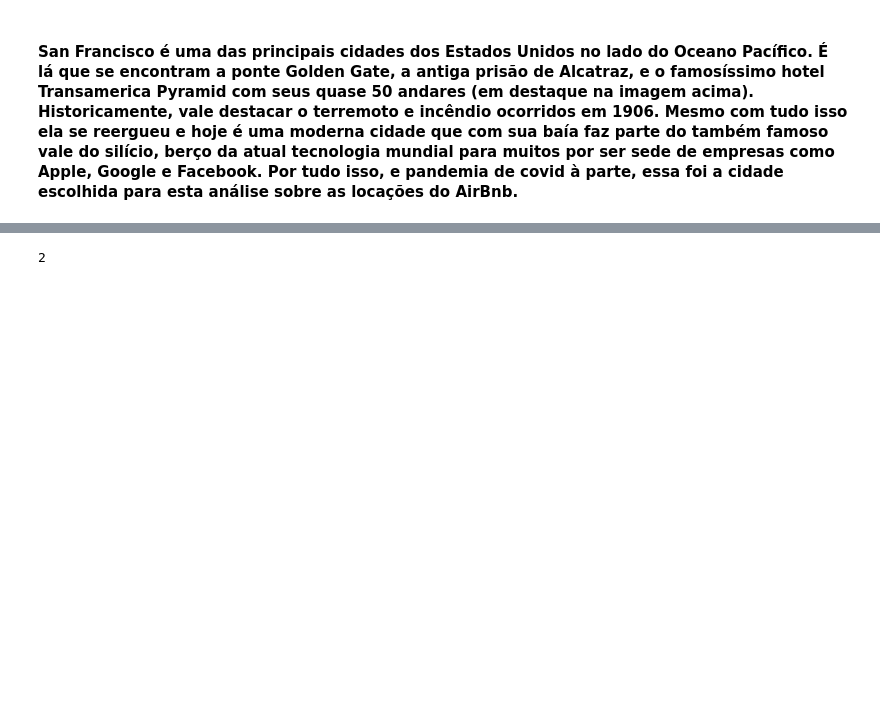
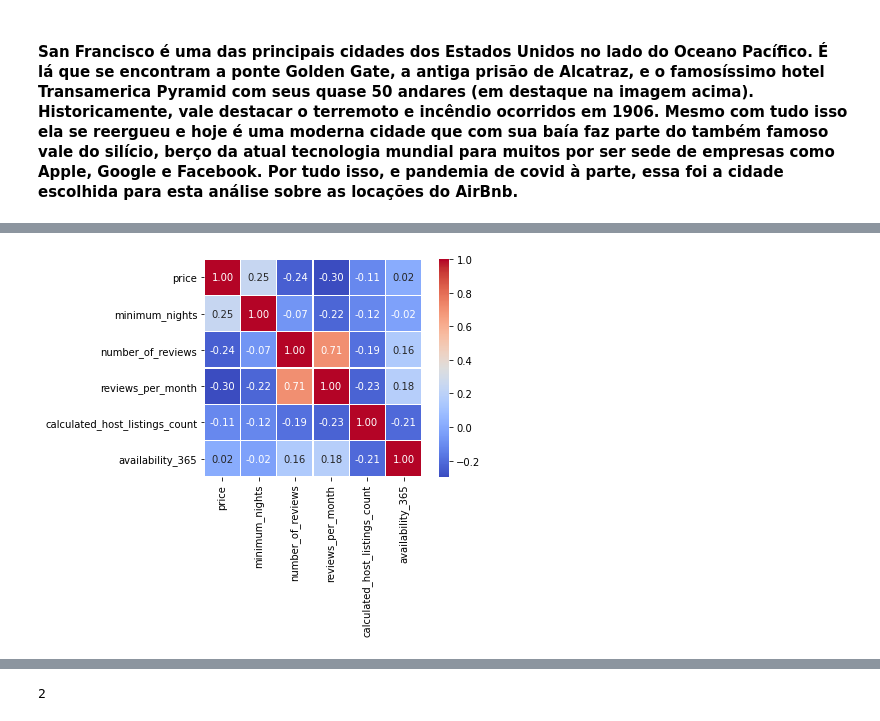
Before and after one commit to wallacecarlis/data_science, a Jupyter notebook: Projeto_de_Análise_de_dados_do_Airbnb_San_Francisco.ipynb, the cells around one changed output, grey strips where cells are left out. Saved outputs shown, nothing was run; the diff lists cells and outputs as text; code cells hidden in the pictures; blank space fills up the shorter version.

```diff
--- a/Projeto_de_Análise_de_dados_do_Airbnb_San_Francisco.ipynb
+++ b/Projeto_de_Análise_de_dados_do_Airbnb_San_Francisco.ipynb
@@ -331,0 +329,7 @@ sns.heatmap(corr, cmap= "coolwarm", fmt= ".2f", square= True, linewidths= 0.1, v
+# %%
+# Criando uma matriz de correlação:
+corr1 = df_clean[["price", "minimum_nights", "number_of_reviews", "reviews_per_month",
+                 "calculated_host_listings_count", "availability_365"]].corr()
+
+# Exibindo a matriz de correlação:
+display(corr1)
@@ -331,0 +346,5 @@ sns.heatmap(corr, cmap= "coolwarm", fmt= ".2f", square= True, linewidths= 0.1, v
+# %%
+# Plotando um heatmap a partir da "matriz de correlações":
+sns.heatmap(corr1, cmap= "coolwarm", fmt= ".2f", square= True, linewidths= 0.1, vmax= 1.0, linecolor= "white", annot= True);
+# %% [output]
+[figure, added]
```
Also changed, not shown: parts of 86 cells of this notebook.
